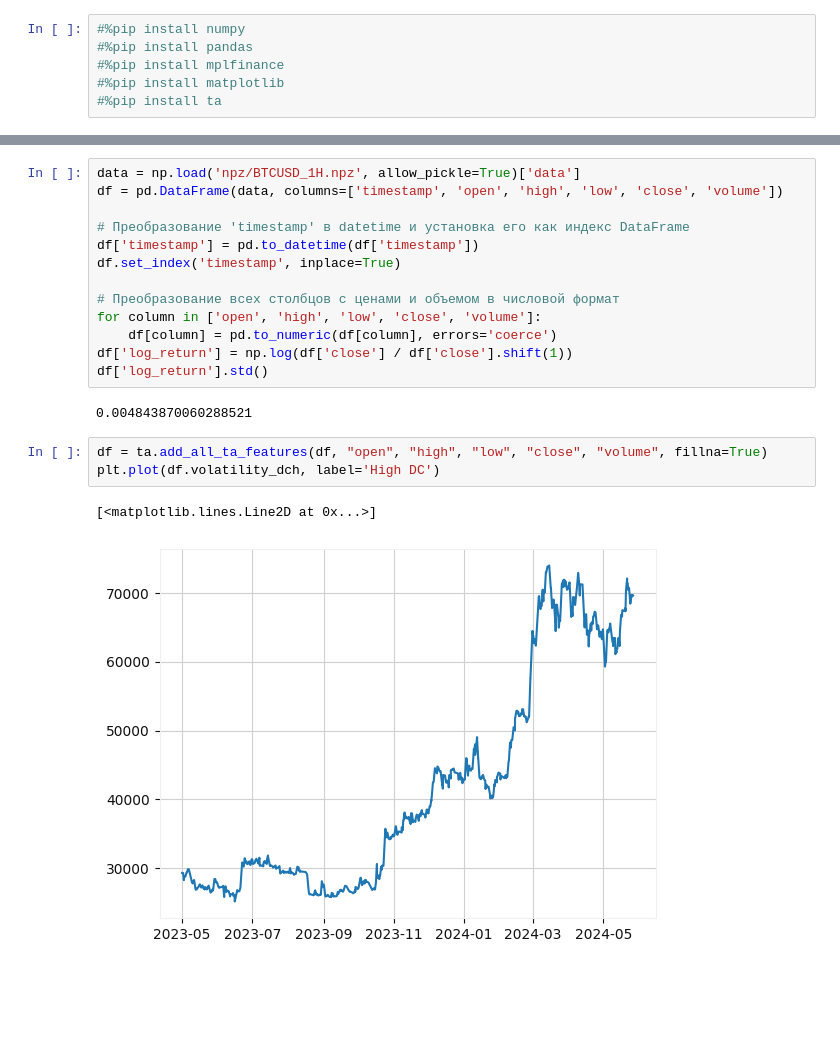
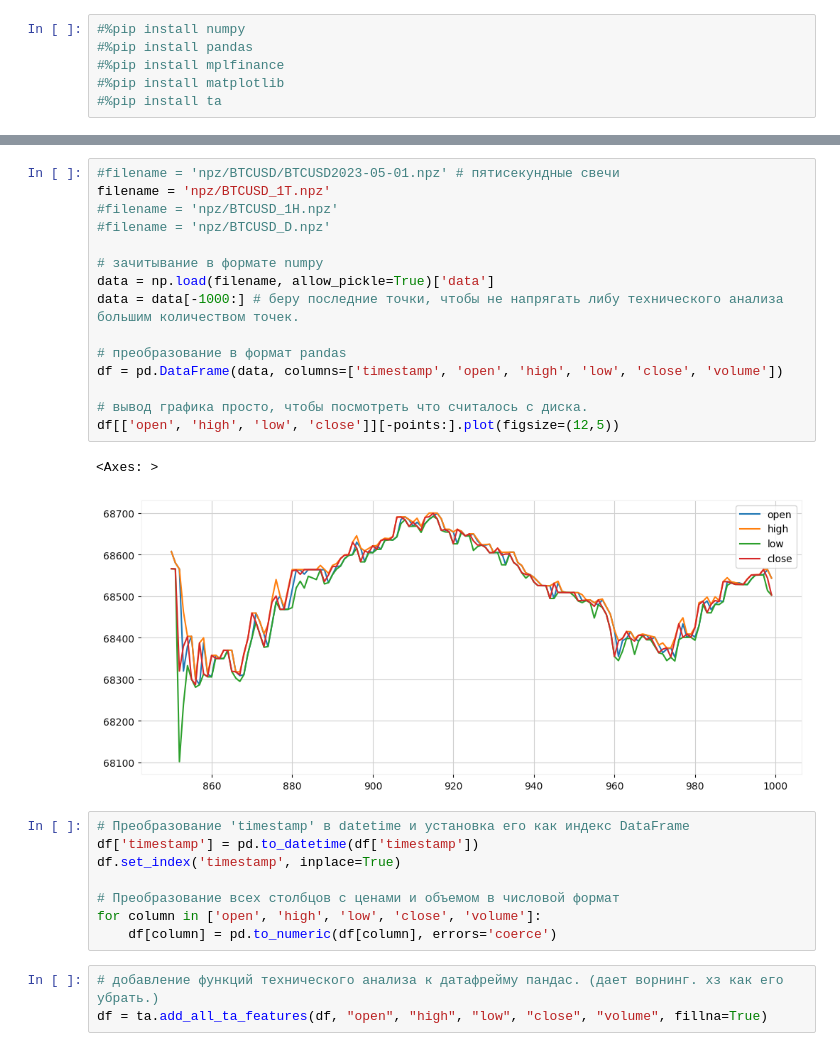
Before and after one commit to barsv/inv, a Jupyter notebook: test.ipynb, the cells around one changed output, grey strips where cells are left out. Drawn from its saved outputs; the diff is of its cells as text; blank space fills up the shorter version.

```diff
--- a/test.ipynb
+++ b/test.ipynb
@@ -31,7 +86,22 @@ df
+# %%
+#filename = 'npz/BTCUSD/BTCUSD2023-05-01.npz' # пятисекундные свечи
+filename = 'npz/BTCUSD_1T.npz'
+#filename = 'npz/BTCUSD_1H.npz'
+#filename = 'npz/BTCUSD_D.npz'
+
+# зачитывание в формате numpy
+data = np.load(filename, allow_pickle=True)['data']
+data = data[-1000:] # беру последние точки, чтобы не напрягать либу технического анализа большим количеством точек.
+
+# преобразование в формат pandas
+df = pd.DataFrame(data, columns=['timestamp', 'open', 'high', 'low', 'close', 'volume'])
+
+# вывод графика просто, чтобы посмотреть что считалось с диска.
+df[['open', 'high', 'low', 'close']][-points:].plot(figsize=(12,5))
+# %% [output]
+<Axes: >
+[figure, added]
 # %%
-data = np.load('npz/BTCUSD_1H.npz', allow_pickle=True)['data']
-df = pd.DataFrame(data, columns=['timestamp', 'open', 'high', 'low', 'close', 'volume'])
-
 # Преобразование 'timestamp' в datetime и установка его как индекс DataFrame
 df['timestamp'] = pd.to_datetime(df['timestamp'])
 df.set_index('timestamp', inplace=True)
@@ -39,13 +109,6 @@ df.set_index('timestamp', inplace=True)
 # Преобразование всех столбцов с ценами и объемом в числовой формат
 for column in ['open', 'high', 'low', 'close', 'volume']:
     df[column] = pd.to_numeric(df[column], errors='coerce')
-df['log_return'] = np.log(df['close'] / df['close'].shift(1))
-df['log_return'].std()
-# %% [output]
-0.004843870060288521
 # %%
+# добавление функций технического анализа к датафрейму пандас. (дает ворнинг. хз как его убрать.)
 df = ta.add_all_ta_features(df, "open", "high", "low", "close", "volume", fillna=True)
-plt.plot(df.volatility_dch, label='High DC')
-# %% [output]
-[<matplotlib.lines.Line2D at 0x...>]
-[figure, removed]
```
Also changed, not shown: parts of 11 cells of this notebook, 1 other file.
